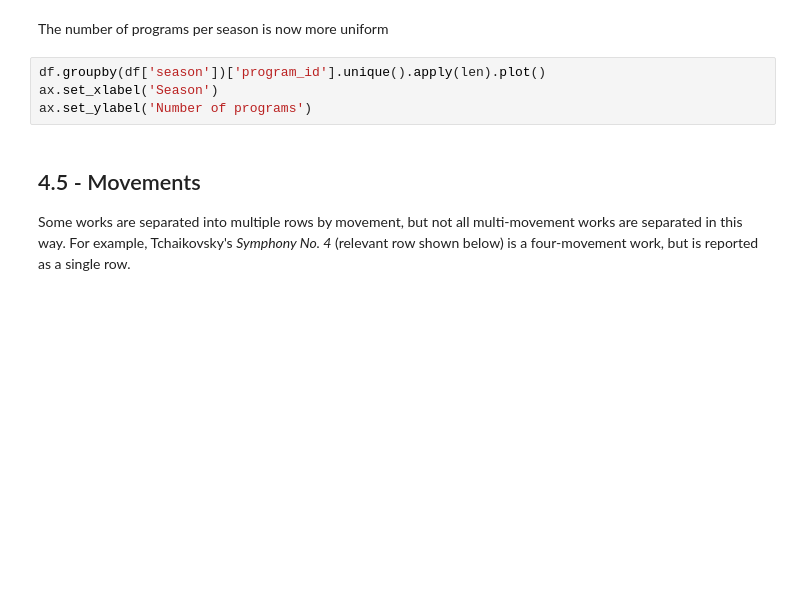
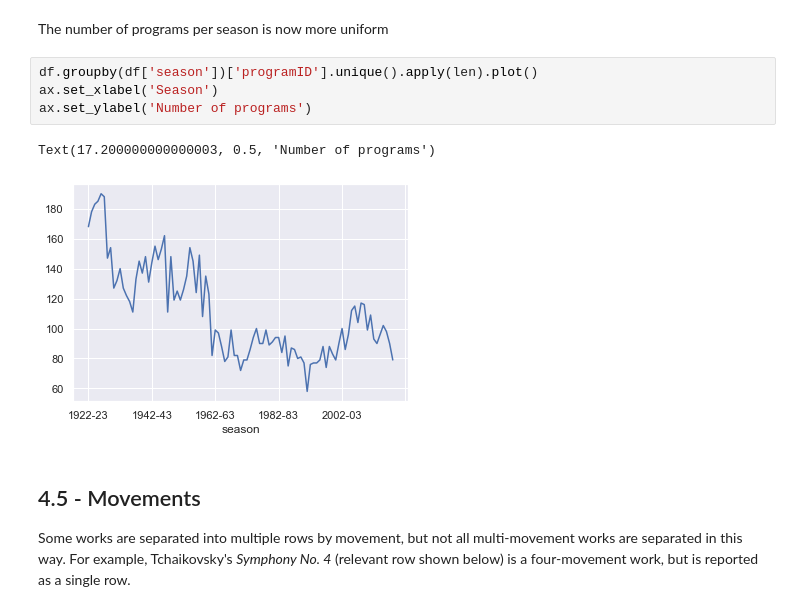
Before and after one commit to physinet/NY-Phil-EDA, a Jupyter notebook: EDA.ipynb, the cells around one changed output. Drawn from its saved outputs; the diff is of its cells as text; blank space fills up the shorter version.

```diff
--- a/EDA.ipynb
+++ b/EDA.ipynb
@@ -175,9 +347,12 @@ df = df[season_start_year <= 2018]
 # %% [markdown]
 The number of programs per season is now more uniform
 # %%
-df.groupby(df['season'])['program_id'].unique().apply(len).plot()
+df.groupby(df['season'])['programID'].unique().apply(len).plot()
 ax.set_xlabel('Season')
 ax.set_ylabel('Number of programs')
+# %% [output]
+Text(17.200000000000003, 0.5, 'Number of programs')
+[figure, added]
 # %% [markdown]
 ## 4.5 - Movements
 Some works are separated into multiple rows by movement, but not all multi-movement works are separated in this way. For example, Tchaikovsky's _Symphony No. 4_ (relevant row shown below) is a four-movement work, but is reported as a single row.
```
Also changed, not shown: parts of 40 cells of this notebook.
